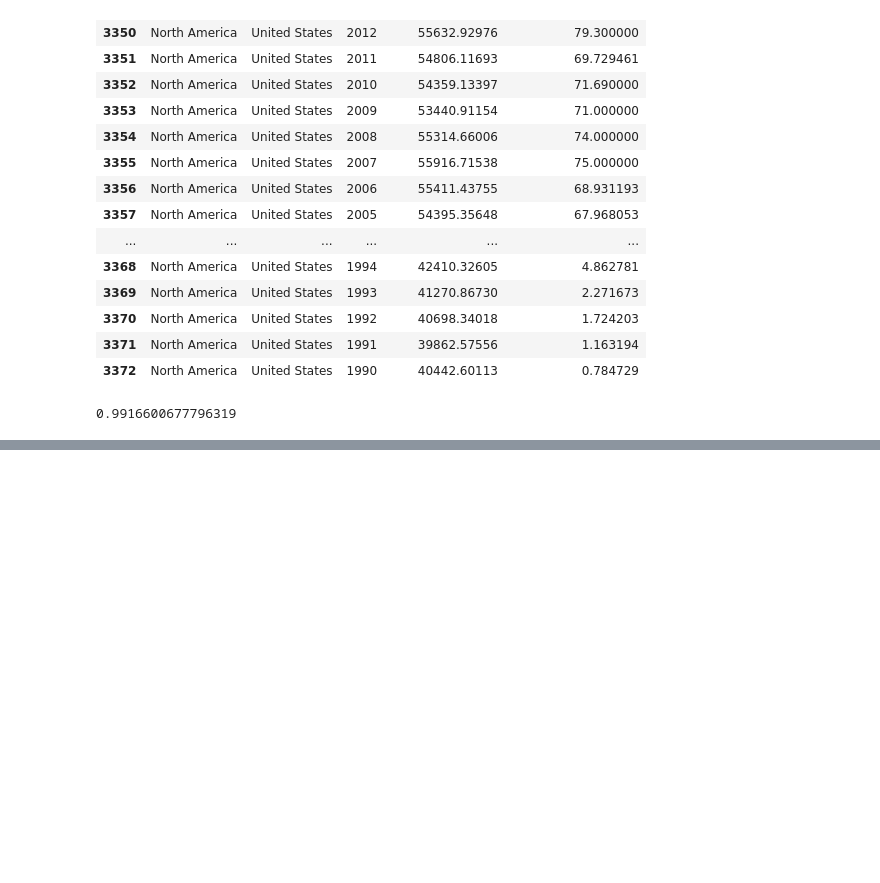
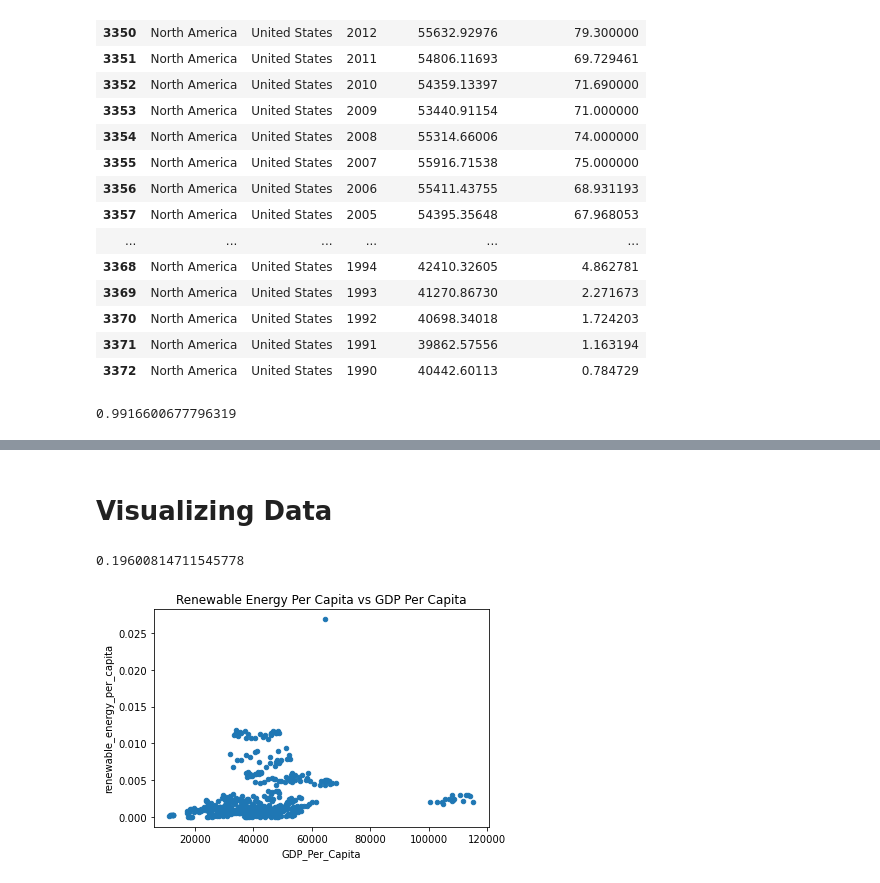
Before and after one commit to nss-data-science-cohort-5/un_exploration-jacob-parks98, a Jupyter notebook: notebooks/UN_Data_Exploration.ipynb, the cells around one changed output, grey strips where cells are left out. Saved outputs shown, nothing was run; the diff lists cells and outputs as text; code cells hidden in the pictures; blank space fills up the shorter version.

```diff
--- a/notebooks/UN_Data_Exploration.ipynb
+++ b/notebooks/UN_Data_Exploration.ipynb
@@ -868,0 +730,4 @@ gdp_and_renewable_energy_full.plot(x = "GDP_Per_Capita" , y = "total_renewable_e
+# %%
+population = population.drop(columns = "Variant")
+population = population.rename(columns = {"Country or Area":"Country", "Value":"Population", "Year(s)":"Year"}).replace("United States of America", "United States")
+population.head()
@@ -868,0 +743,2 @@ gdp_and_renewable_energy_full.plot(x = "GDP_Per_Capita" , y = "total_renewable_e
+# %%
+population["Population"] = population["Population"]*1000
@@ -868,0 +816,3 @@ gdp_and_renewable_energy_full.plot(x = "GDP_Per_Capita" , y = "total_renewable_e
+# %%
+gdp_and_renewable_energy = pd.merge(left = gdp_and_renewable_energy , right = population, on = ["Country", "Year"], how = 'outer' )
+gdp_and_renewable_energy
@@ -868,0 +851,8 @@ gdp_and_renewable_energy_full.plot(x = "GDP_Per_Capita" , y = "total_renewable_e
+# %%
+gdp_and_renewable_energy_full["total_renewable_energy"] = (gdp_and_renewable_energy_full["Solar Power"] +
+                                                           gdp_and_renewable_energy_full["Hydro Power"]+
+                                                          gdp_and_renewable_energy_full["Wind Energy"])
+gdp_and_renewable_energy_full["renewable_energy_per_capita"] = (gdp_and_renewable_energy_full["total_renewable_energy"] /
+                                                               gdp_and_renewable_energy_full["Population"])
+gdp_and_renewable_energy_full["CO2_emmissions_per_capita"] = (gdp_and_renewable_energy_full["CO2_emmissions"]/
+                                                              gdp_and_renewable_energy_full["Population"])
@@ -868,0 +891,8 @@ gdp_and_renewable_energy_full.plot(x = "GDP_Per_Capita" , y = "total_renewable_e
+# %% [markdown]
+# Visualizing Data
+# %%
+gdp_and_renewable_energy_full.plot(x = "GDP_Per_Capita" , y = "renewable_energy_per_capita", kind = 'scatter', title = "Renewable Energy Per Capita vs GDP Per Capita")
+gdp_and_renewable_energy_full["GDP_Per_Capita"].corr(gdp_and_renewable_energy_full["renewable_energy_per_capita"])
+# %% [output]
+0.19600814711545778
+[figure, added]
```
Also changed, not shown: parts of 90 cells of this notebook.
